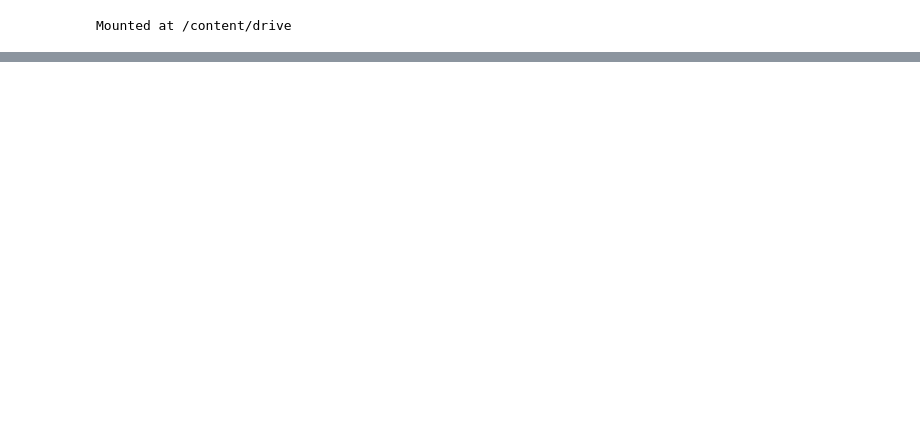
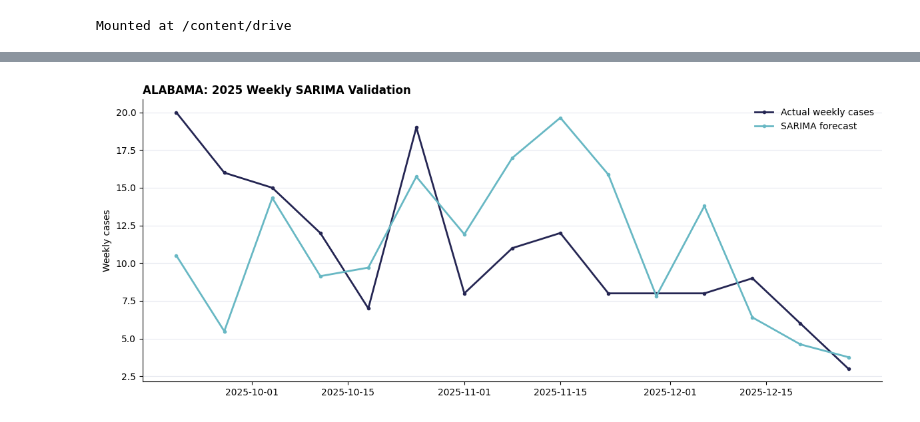
Before and after one commit to Husam-Sawalha/salmonellosis-forecasting-analysis, a Jupyter notebook: notebooks/03_salmonellosis_forecasting.ipynb, the cells around one changed output, grey strips where cells are left out. Saved outputs shown, nothing was run; the diff lists cells and outputs as text; code cells hidden in the pictures; blank space fills up the shorter version.

Commit message:
update sarima

```diff
--- a/notebooks/03_salmonellosis_forecasting.ipynb
+++ b/notebooks/03_salmonellosis_forecasting.ipynb
@@ -620,0 +125,17 @@ plt.show()
+# %%
+SEASON_LENGTH = 52
+SARIMA_ORDER = (1, 0, 1)
+SARIMA_SEASONAL_ORDER = (1, 1, 0, SEASON_LENGTH)
+
+VALIDATION_YEAR = 2025
+VALIDATION_LAST_OBSERVED_WEEK = 37
+VALIDATION_FIRST_FORECAST_WEEK = 38
+VALIDATION_LAST_FORECAST_WEEK = 52
+
+FORECAST_YEAR = 2026
+LAST_OBSERVED_WEEK = 37
+FIRST_FORECAST_WEEK = 38
+LAST_FORECAST_WEEK = 52
+
+# Two complete yearly cycles are required before fitting an area.
+MIN_OBSERVED_WEEKS = 2 * SEASON_LENGTH
@@ -620,0 +260,38 @@ plt.show()
+# %%
+area_to_plot = "ALABAMA"
+
+area_validation = sarima_validation_predictions[
+    sarima_validation_predictions["Reporting Area"] == area_to_plot
+].sort_values("Date")
+
+fig, ax = plt.subplots(figsize=(12, 5))
+
+ax.plot(
+    area_validation["Date"],
+    area_validation["Current week"],
+    color="#252653",
+    marker="o",
+    markersize=3,
+    linewidth=2,
+    label="Actual weekly cases",
+)
+ax.plot(
+    area_validation["Date"],
+    area_validation["Forecast Current week"],
+    color="#68B8C4",
+    marker="o",
+    markersize=3,
+    linewidth=2,
+    label="SARIMA forecast",
+)
+
+ax.set_title(f"{area_to_plot}: 2025 Weekly SARIMA Validation", loc="left", fontweight="bold")
+ax.set_ylabel("Weekly cases")
+ax.set_xlabel("")
+ax.grid(axis="y", color="#E7E9F0")
+ax.spines[["top", "right"]].set_visible(False)
+ax.legend(frameon=False)
+plt.tight_layout()
+plt.show()
+# %% [output]
+[figure, added]
```
Also changed, not shown: parts of 61 cells of this notebook.
